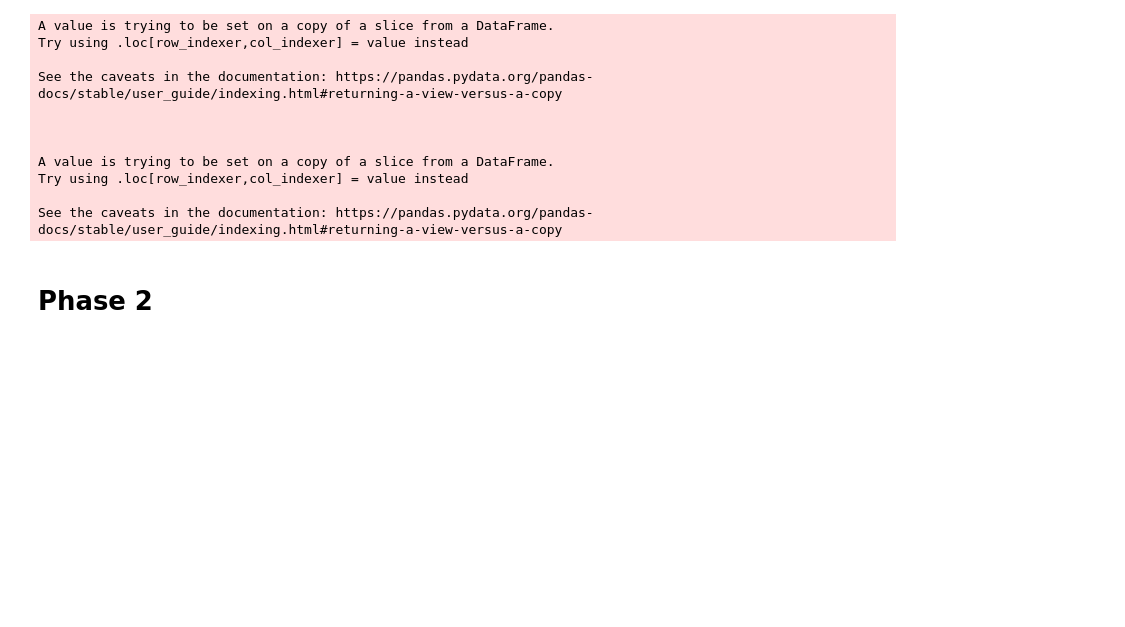
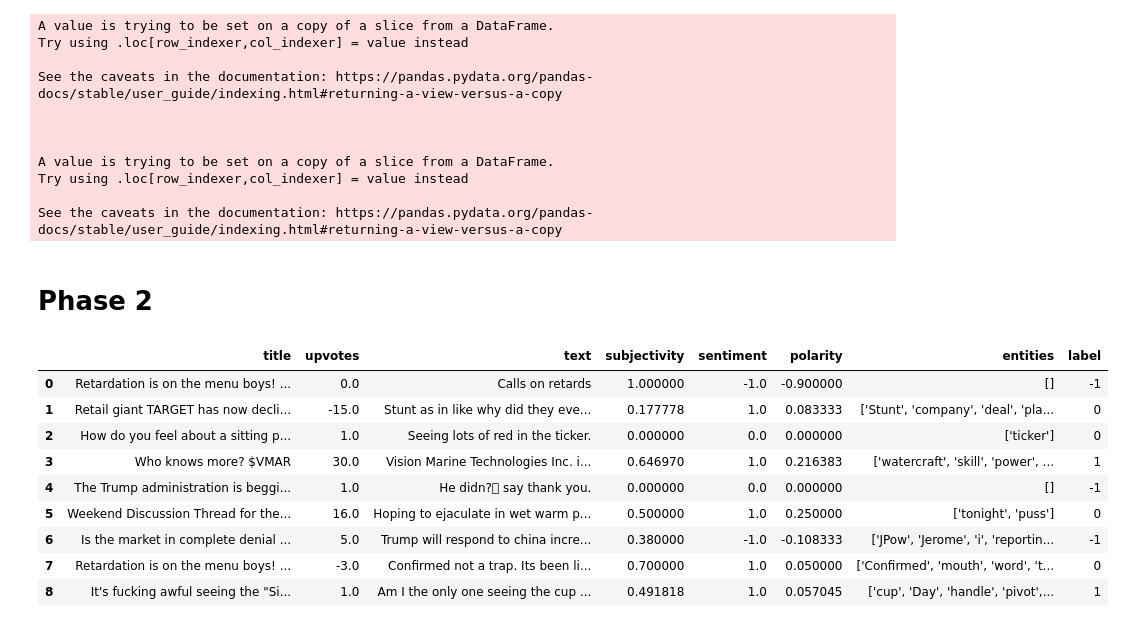
Before and after one commit to leo66ho/DM2025-Lab1-Exercise, a Jupyter notebook: DM2025-Lab1-Homework.ipynb, the cells around one changed output. Saved outputs shown, nothing was run; the diff lists cells and outputs as text; code cells hidden in the pictures; blank space fills up the shorter version.

```diff
--- a/DM2025-Lab1-Homework.ipynb
+++ b/DM2025-Lab1-Homework.ipynb
@@ -232,0 +230,13 @@ fig.show()
+# %%
+reddit_dataset[:9]
+# %% [output]
+|  | title | upvotes | text | subjectivity | sentiment | polarity | entities | label |
+| 0 | Retardation is on the menu boys! ... | 0.0 | Calls on retards | 1.000000 | -1.0 | -0.900000 | [] | -1 |
+| 1 | Retail giant TARGET has now decli... | -15.0 | Stunt as in like why did they eve... | 0.177778 | 1.0 | 0.083333 | ['Stunt', 'company', 'deal', 'pla... | 0 |
+| 2 | How do you feel about a sitting p... | 1.0 | Seeing lots of red in the ticker. | 0.000000 | 0.0 | 0.000000 | ['ticker'] | 0 |
+| 3 | Who knows more? $VMAR | 30.0 | Vision Marine Technologies Inc. i... | 0.646970 | 1.0 | 0.216383 | ['watercraft', 'skill', 'power', ... | 1 |
+| 4 | The Trump administration is beggi... | 1.0 | He didn? say thank you. | 0.000000 | 0.0 | 0.000000 | [] | -1 |
+| 5 | Weekend Discussion Thread for the... | 16.0 | Hoping to ejaculate in wet warm p... | 0.500000 | 1.0 | 0.250000 | ['tonight', 'puss'] | 0 |
+| 6 | Is the market in complete denial ... | 5.0 | Trump will respond to china incre... | 0.380000 | -1.0 | -0.108333 | ['JPow', 'Jerome', 'i', 'reportin... | -1 |
+| 7 | Retardation is on the menu boys! ... | -3.0 | Confirmed not a trap. Its been li... | 0.700000 | 1.0 | 0.050000 | ['Confirmed', 'mouth', 'word', 't... | 0 |
+| 8 | It's fucking awful seeing the "Si... | 1.0 | Am I the only one seeing the cup ... | 0.491818 | 1.0 | 0.057045 | ['cup', 'Day', 'handle', 'pivot',... | 1 |
```
Also changed, not shown: parts of 25 cells of this notebook, 1 other file.
